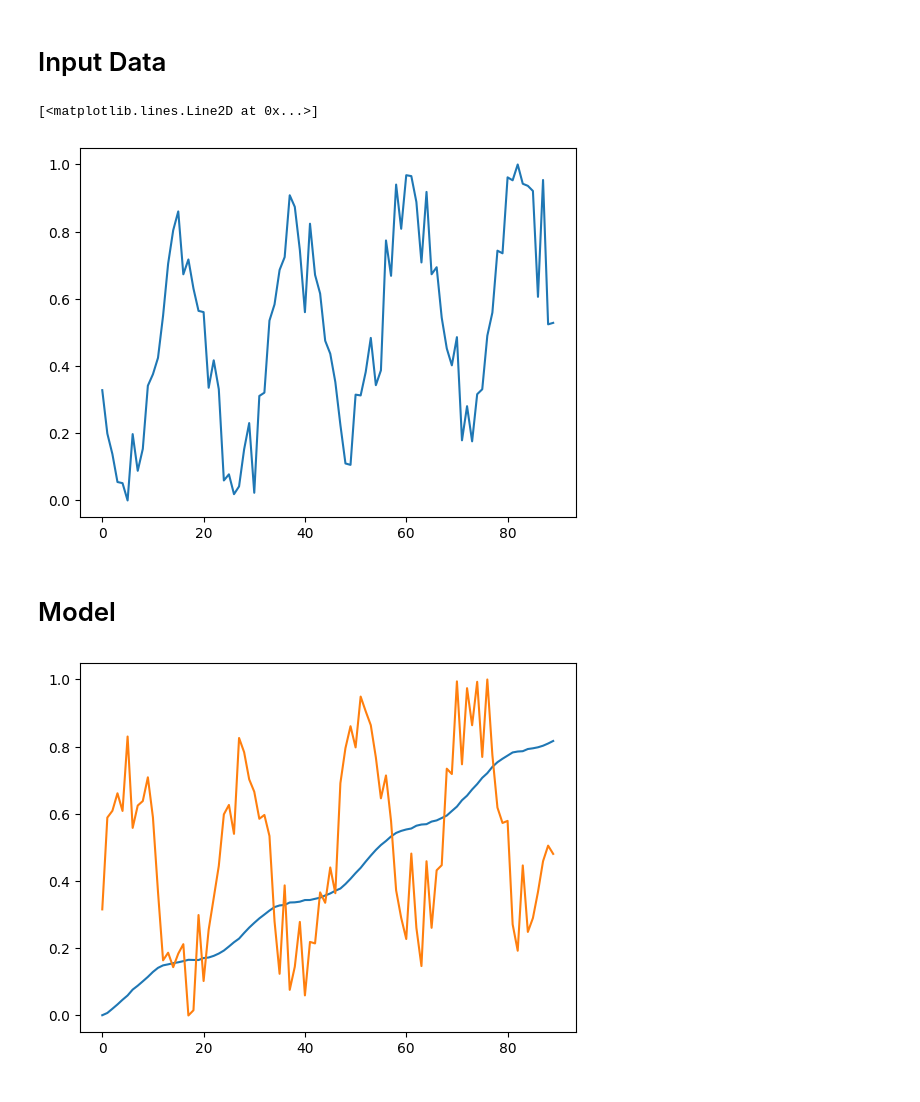
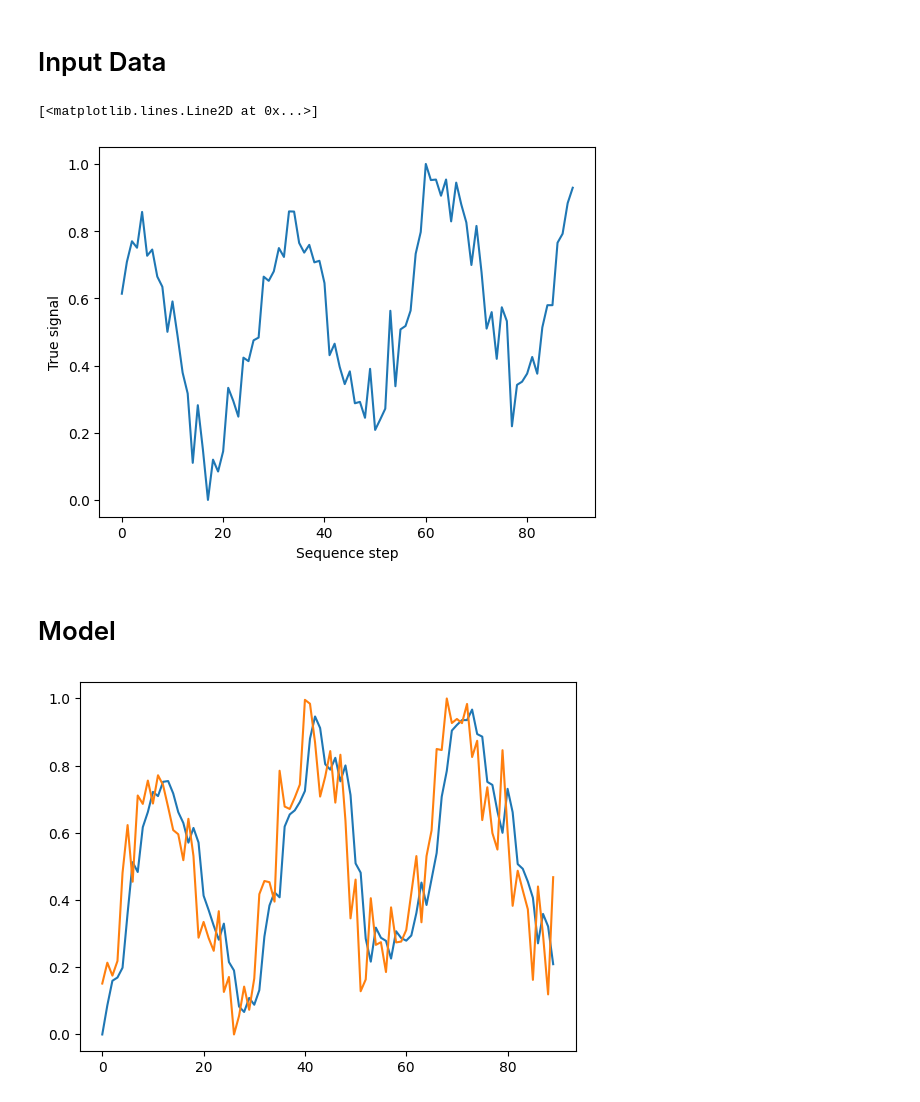
Before and after one commit to wtripp180901/BiologicalRNNs, a Jupyter notebook: PredictiveCodingRNN.ipynb, the cells around one changed output. Drawn from its saved outputs; the diff is of its cells as text; code cells hidden in the pictures.

```diff
--- a/PredictiveCodingRNN.ipynb
+++ b/PredictiveCodingRNN.ipynb
@@ -10,32 +10,43 @@ vals_per_sample = 90
 
 mean_drift = 0.01
 drift_sd = 0.001
-sin_coeff = 16
+sin_coeff = 12
 noise_sd = 0.1
 
 input_signals = []
 
 for i in range(sample_count):
+    # Choosing random degree to begin sample from
     start_deg = random.randint(0, 359)
-    true_vals = np.zeros(vals_per_sample)
+
+    current_signal = np.zeros(vals_per_sample)
     for j in range(vals_per_sample):
+
         current_deg = start_deg + j
-        true_vals[j] = np.sin(np.radians(sin_coeff * current_deg)) + np.random.normal(0,noise_sd) + current_deg * np.random.normal(mean_drift,drift_sd)
-    true_vals = (true_vals - np.min(true_vals)) / (np.max(true_vals) - np.min(true_vals))
-    input_signals.append(true_vals)
 
+        #Raw sine wave stretched by coefficient + noise + drift
+        current_signal[j] = np.sin(np.radians(sin_coeff * current_deg)) \
+                       + np.random.normal(0,noise_sd) \
+                       + current_deg * np.random.normal(mean_drift,drift_sd)
+
+    #Normalisation
+    current_signal = (current_signal - np.min(current_signal)) / (np.max(current_signal) - np.min(current_signal))
+
+    input_signals.append(current_signal)
+
+plt.xlabel("Sequence step")
+plt.ylabel("True signal")
 plt.plot(np.arange(vals_per_sample),input_signals[0])
 # %% [output]
 [<matplotlib.lines.Line2D at 0x...>]
-[figure, old version]
+[figure, new version]
 # %% [markdown]
 # Model
 # %%
-# Modified from https://github.com/KTAswathi/IPB_2023/blob/main/IPB_lab3_BPTT.ipynb
-
 import numpy as np
 from numpy.random import randn
 
+# Modified from https://github.com/KTAswathi/IPB_2023/blob/main/IPB_lab3_BPTT.ipynb
 class PC_RNN:
 
     def __init__(self, output_size, hidden_size=64):
@@ -77,39 +88,38 @@ class PC_RNN:
                 self.Wr = self.Wr + lr * hidden_error @ np.transpose(np.tanh(self.last_pred[i]))
             self.Wfeedback = self.Wfeedback + lr * np.tanh(h) @ np.transpose(output_error)
             self.Wo = self.Wo + lr * output_error @ np.transpose(np.tanh(h))
 
             h = h_pred
 
             loss.append(np.mean(np.abs(output_error)))
             pred_loss.append(np.mean(np.abs(hidden_error)))
 
         return outputs, np.mean(loss), np.mean(pred_loss)
 
-rnn = PC_RNN(1,hidden_size=100)
+rnn = PC_RNN(1,hidden_size=20)
 
 avg_loss = []
 avg_pred_loss = []
 
 epochs = 20
 
 for epoch in range(epochs):
     total_loss = 0
     total_pred_loss = 0
     for i in range(len(input_signals)):
-        _, loss, pred_loss = rnn.predictive_code(0.0001, 0.1, input_signals[i])
+        _, loss, pred_loss = rnn.predictive_code(0.2, 0.1, input_signals[i])
         total_loss += loss
         total_pred_loss += pred_loss
     avg_loss.append(total_loss/epochs)
     avg_pred_loss.append(total_pred_loss/epochs)
 
-sequence, _, _ = rnn.predictive_code(0.0001, 0.1, input_signals[1])
+sequence, _, _ = rnn.predictive_code(0.2, 0.1, input_signals[2])
 
-#plt.plot(np.arange(epochs),avg_loss)
 plt.plot(np.arange(90),sequence)
-plt.plot(np.arange(90),input_signals[1])
+plt.plot(np.arange(90),input_signals[2])
 plt.show()
 # %% [output]
-[figure, old version]
+[figure, new version]
 # %%
 plt.plot(np.arange(90),sequence)
 # %% [output]
```
Also changed, not shown: parts of 3 cells of this notebook.
